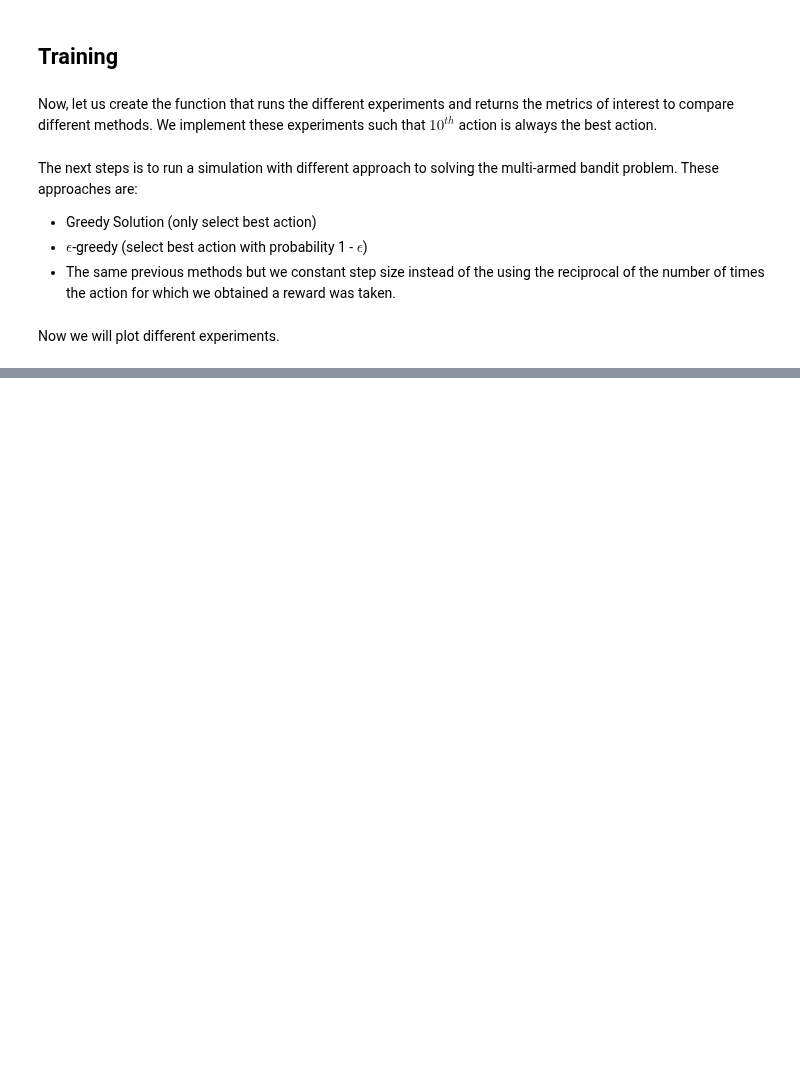
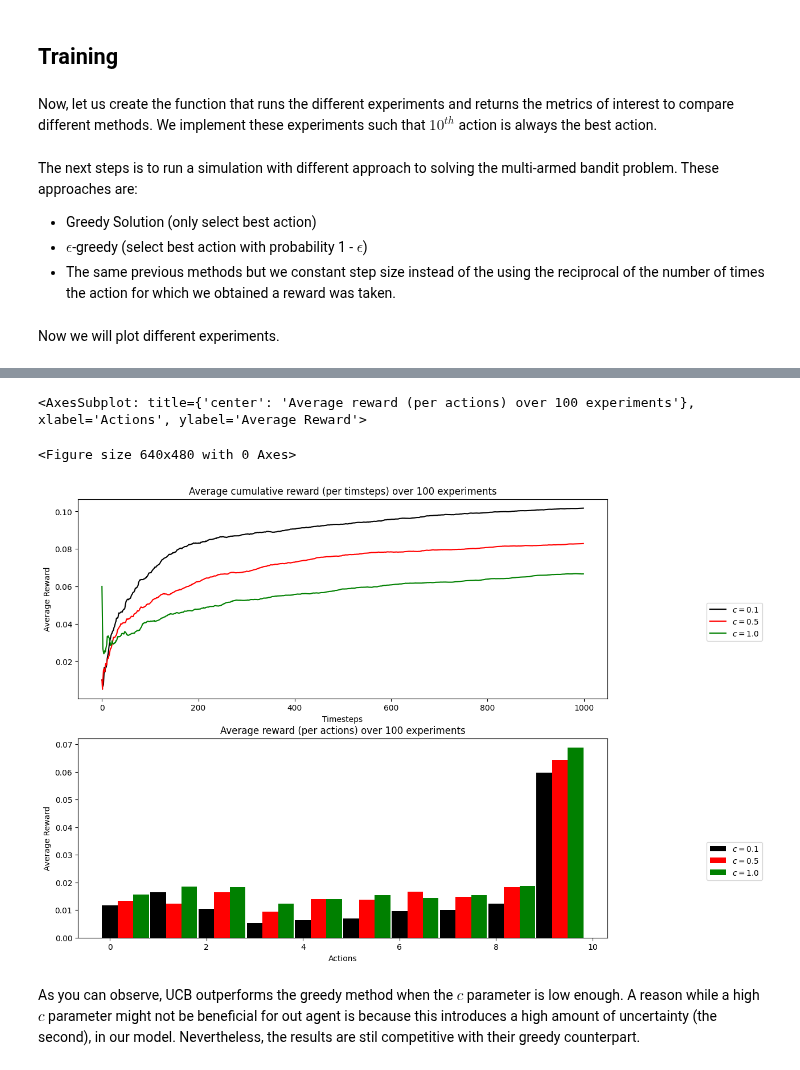
Before and after one commit to ArnolFokam/reinforcement-learning-lab, a Jupyter notebook: notebooks/multi-armed-bandits.ipynb, the cells around one changed output, grey strips where cells are left out. Saved outputs shown, nothing was run; the diff lists cells and outputs as text; code cells hidden in the pictures; blank space fills up the shorter version.

```diff
--- a/notebooks/multi-armed-bandits.ipynb
+++ b/notebooks/multi-armed-bandits.ipynb
@@ -135,0 +146,42 @@ plot_bars(
+# %%
+another_specs = {
+    "$c=0.1$": {"agent": UCBBandits, "params": {"confidence_level": 0.1}, "color": "black"},
+    "$c=0.5$": {"agent": UCBBandits, "params": {"confidence_level": 0.5}, "color": "red"},
+    "$c=1.0$": {"agent": UCBBandits, "params": {"confidence_level": 1.0}, "color": "green"},
+}
+
+another_results = run_bandits_experiments(
+    another_specs, LineWalkEnvironment, timesteps, num_actions, num_experiments, line_length
+)
+# %%
+plt.tight_layout(pad=20.0)
+
+fig, ax = plt.subplots(2, 1, figsize=(12, 10))
+
+# average reward per timesteps
+plot_lines(
+    ax[0],
+    another_results,
+    x_values=range(timesteps),
+    y_key="timesteps_reward",
+    title=f"Average cumulative reward (per timsteps) over {num_experiments} experiments",
+    x_label="Timesteps",
+    y_label="Average Reward",
+)
+
+# Average reward expectation of the model per timesteps
+plot_bars(
+    ax[1],
+    another_results,
+    bins=np.linspace(0, num_actions - 1, num_actions),
+    y_key="actions_reward",
+    title=f"Average reward (per actions) over {num_experiments} experiments",
+    x_label="Actions",
+    y_label="Average Reward",
+)
+# %% [output]
+<AxesSubplot: title={'center': 'Average reward (per actions) over 100 experiments'}, xlabel='Actions', ylabel='Average Reward'>
+<Figure size 640x480 with 0 Axes>
+[figure, added]
+# %% [markdown]
+As you can observe, UCB outperforms the greedy method when the $c$ parameter is low enough. A reason while a high $c$ parameter might not be beneficial for out agent is because this introduces a high amount of uncertainty (the second), in our model. Nevertheless, the results are stil competitive with their greedy counterpart.
```
Also changed, not shown: parts of 7 cells of this notebook, 2 other files.
